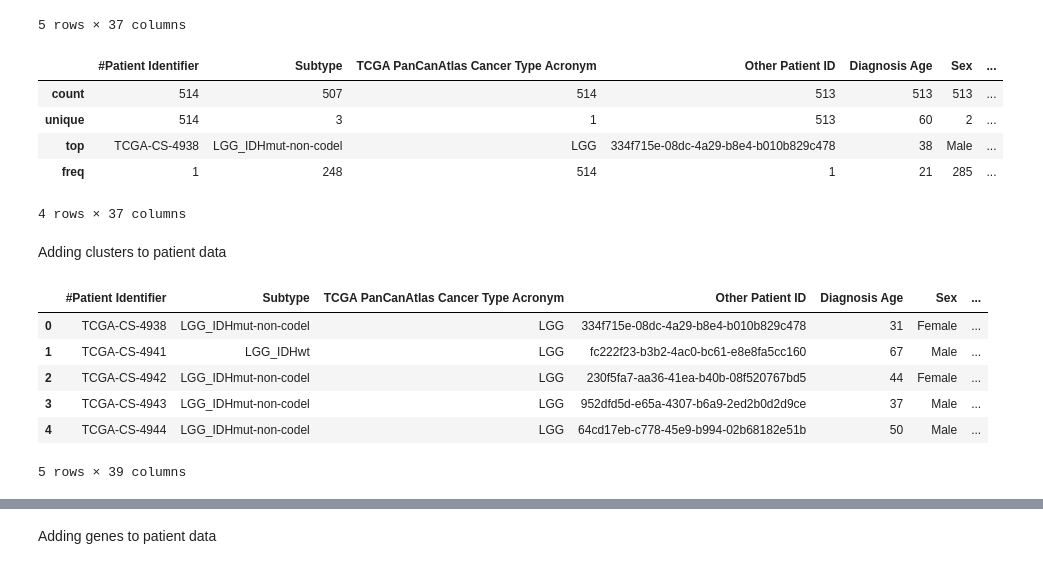
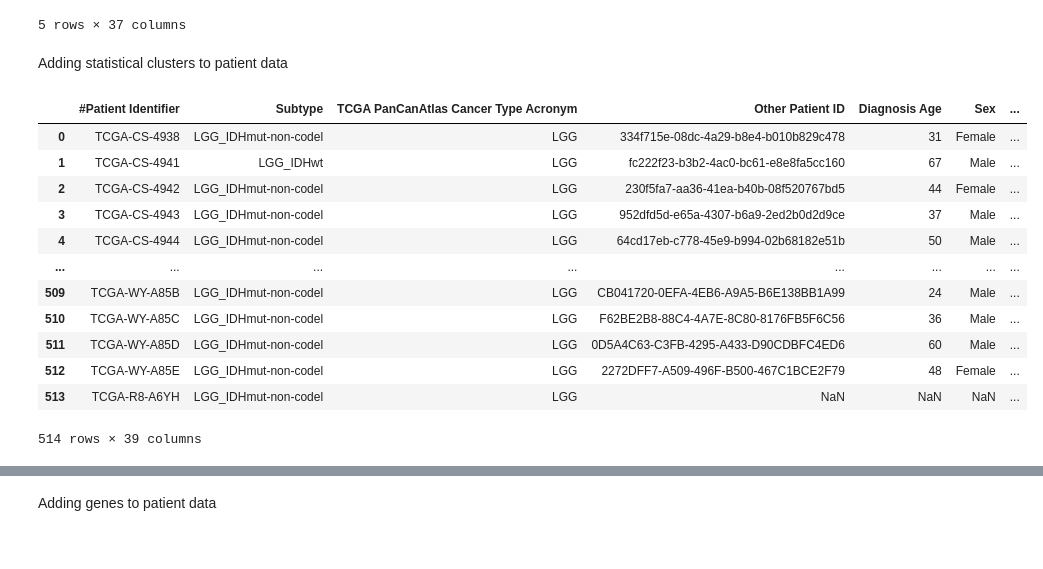
Before and after one commit to qmss5052/msk-2023, a Jupyter notebook: Survival analysis_zscores.ipynb, the cells around one changed output, grey strips where cells are left out. Cells and saved outputs as stored; diff of their text form; code cells hidden in the pictures.

```diff
--- a/Survival analysis_zscores.ipynb
+++ b/Survival analysis_zscores.ipynb
@@ -212,25 +211,22 @@ df_patient.head()
 | 3 | TCGA-CS-4943 | LGG_IDHmut-non-codel | LGG | 952dfd5d-e65a-4307-b6a9-2ed2b0d2d9ce | 37 | Male | ... |
 | 4 | TCGA-CS-4944 | LGG_IDHmut-non-codel | LGG | 64cd17eb-c778-45e9-b994-02b68182e51b | 50 | Male | ... |
 5 rows × 37 columns
-# %%
-df_patient.describe()
-# %% [output]
-|  | #Patient Identifier | Subtype | TCGA PanCanAtlas Cancer Type Acronym | Other Patient ID | Diagnosis Age | Sex | ... |
-| count | 514 | 507 | 514 | 513 | 513 | 513 | ... |
-| unique | 514 | 3 | 1 | 513 | 60 | 2 | ... |
-| top | TCGA-CS-4938 | LGG_IDHmut-non-codel | LGG | 334f715e-08dc-4a29-b8e4-b010b829c478 | 38 | Male | ... |
-| freq | 1 | 248 | 514 | 1 | 21 | 285 | ... |
-4 rows × 37 columns
 # %% [markdown]
-Adding clusters to patient data
+Adding statistical clusters to patient data
 # %%
 df_patient_clusters = pd.merge(left=df_patient, right=clusters_df, left_on='#Patient Identifier', right_on="index")
-df_patient_clusters.head()
+df_patient_clusters
 # %% [output]
 |  | #Patient Identifier | Subtype | TCGA PanCanAtlas Cancer Type Acronym | Other Patient ID | Diagnosis Age | Sex | ... |
 | 0 | TCGA-CS-4938 | LGG_IDHmut-non-codel | LGG | 334f715e-08dc-4a29-b8e4-b010b829c478 | 31 | Female | ... |
 | 1 | TCGA-CS-4941 | LGG_IDHwt | LGG | fc222f23-b3b2-4ac0-bc61-e8e8fa5cc160 | 67 | Male | ... |
 | 2 | TCGA-CS-4942 | LGG_IDHmut-non-codel | LGG | 230f5fa7-aa36-41ea-b40b-08f520767bd5 | 44 | Female | ... |
 | 3 | TCGA-CS-4943 | LGG_IDHmut-non-codel | LGG | 952dfd5d-e65a-4307-b6a9-2ed2b0d2d9ce | 37 | Male | ... |
 | 4 | TCGA-CS-4944 | LGG_IDHmut-non-codel | LGG | 64cd17eb-c778-45e9-b994-02b68182e51b | 50 | Male | ... |
+| ... | ... | ... | ... | ... | ... | ... | ... |
+| 509 | TCGA-WY-A85B | LGG_IDHmut-non-codel | LGG | CB041720-0EFA-4EB6-A9A5-B6E138BB1A99 | 24 | Male | ... |
+| 510 | TCGA-WY-A85C | LGG_IDHmut-non-codel | LGG | F62BE2B8-88C4-4A7E-8C80-8176FB5F6C56 | 36 | Male | ... |
+| 511 | TCGA-WY-A85D | LGG_IDHmut-non-codel | LGG | 0D5A4C63-C3FB-4295-A433-D90CDBFC4ED6 | 60 | Male | ... |
+| 512 | TCGA-WY-A85E | LGG_IDHmut-non-codel | LGG | 2272DFF7-A509-496F-B500-467C1BCE2F79 | 48 | Female | ... |
+| 513 | TCGA-R8-A6YH | LGG_IDHmut-non-codel | LGG | NaN | NaN | NaN | ... |
-5 rows × 39 columns
+514 rows × 39 columns
```
Also changed, not shown: parts of 70 cells of this notebook, 1 other file.
